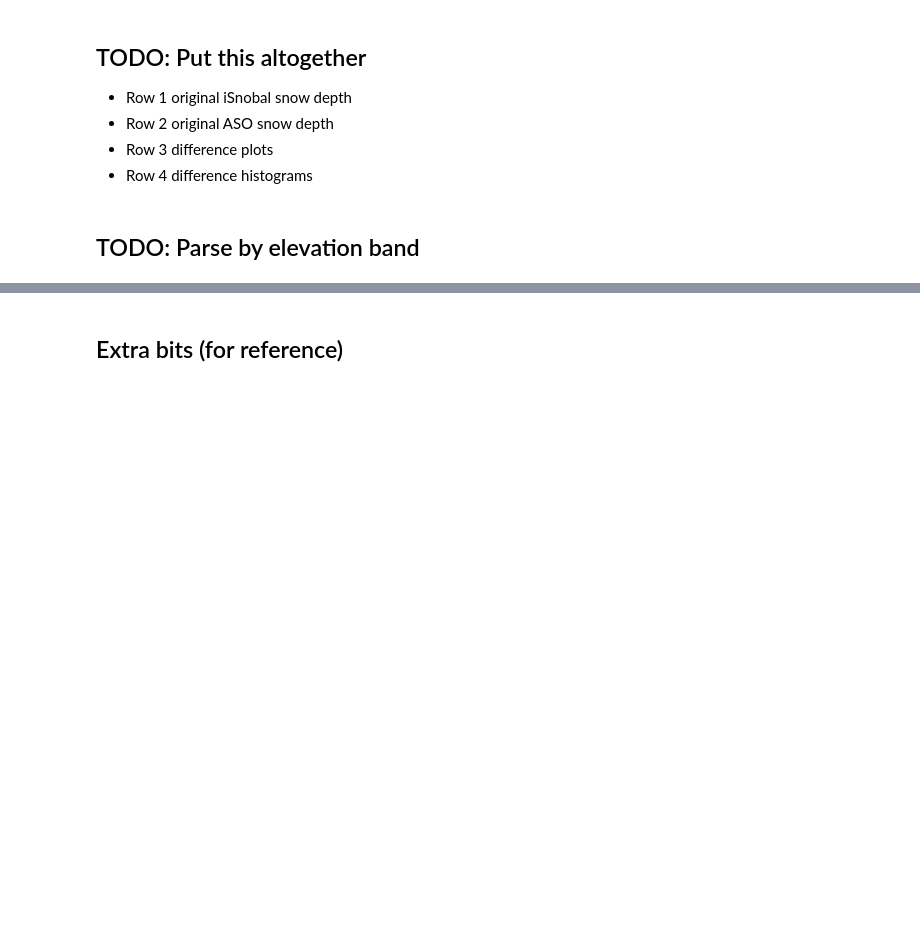
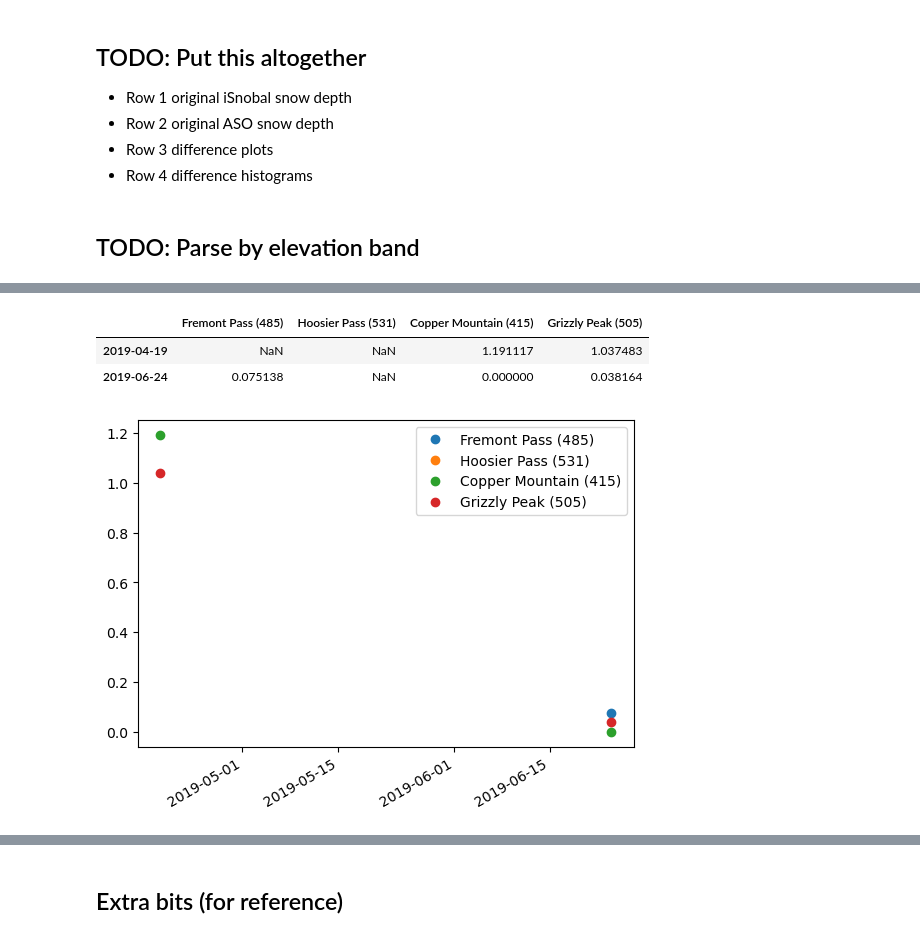
Before and after one commit to jmichellehu/ucrb-isnobal, a Jupyter notebook: notebooks/model_evaluation.ipynb, the cells around one changed output, grey strips where cells are left out. Cells and saved outputs as stored; diff of their text form; code cells hidden in the pictures; blank space fills up the shorter version.

```diff
--- a/notebooks/model_evaluation.ipynb
+++ b/notebooks/model_evaluation.ipynb
@@ -624,0 +635,5 @@ Wall time: 1.34 s
+# %%
+%%time
+aso_depth_ts = xr.concat(aso_sd_point_list, dim='time')
+print(aso_depth_ts.x.values)
+print(aso_depth_ts.y.values)
@@ -624,0 +647,7 @@ Wall time: 1.34 s
+# %%
+%%time
+aso_site_ts_list = []
+for jdx, sitenum in enumerate(sitenums):
+    print(jdx)
+    aso_site_ts = aso_depth_ts[:, jdx, jdx]
+    aso_site_ts_list.append(aso_site_ts)
@@ -624,0 +661,3 @@ Wall time: 1.34 s
+# %%
+aso_dt_list = [depth['time'].values[0] for depth in aso_sd_point_list]
+aso_dt_list
@@ -624,0 +667,12 @@ Wall time: 1.34 s
+# %%
+# Put the extracted depths into a dataframe
+aso_depth_ts_df = pd.DataFrame(data=np.array(aso_site_ts_list).T, columns=sitenames, index=aso_dt_list)
+aso_depth_ts_df
+# %% [output]
+|  | Fremont Pass (485) | Hoosier Pass (531) | Copper Mountain (415) | Grizzly Peak (505) |
+| 2019-04-19 | NaN | NaN | 1.191117 | 1.037483 |
+| 2019-06-24 | 0.075138 | NaN | 0.000000 | 0.038164 |
+# %%
+aso_depth_ts_df.plot(marker='o', linewidth=0);
+# %% [output]
+[figure, added]
```
Also changed, not shown: parts of 14 cells of this notebook.
